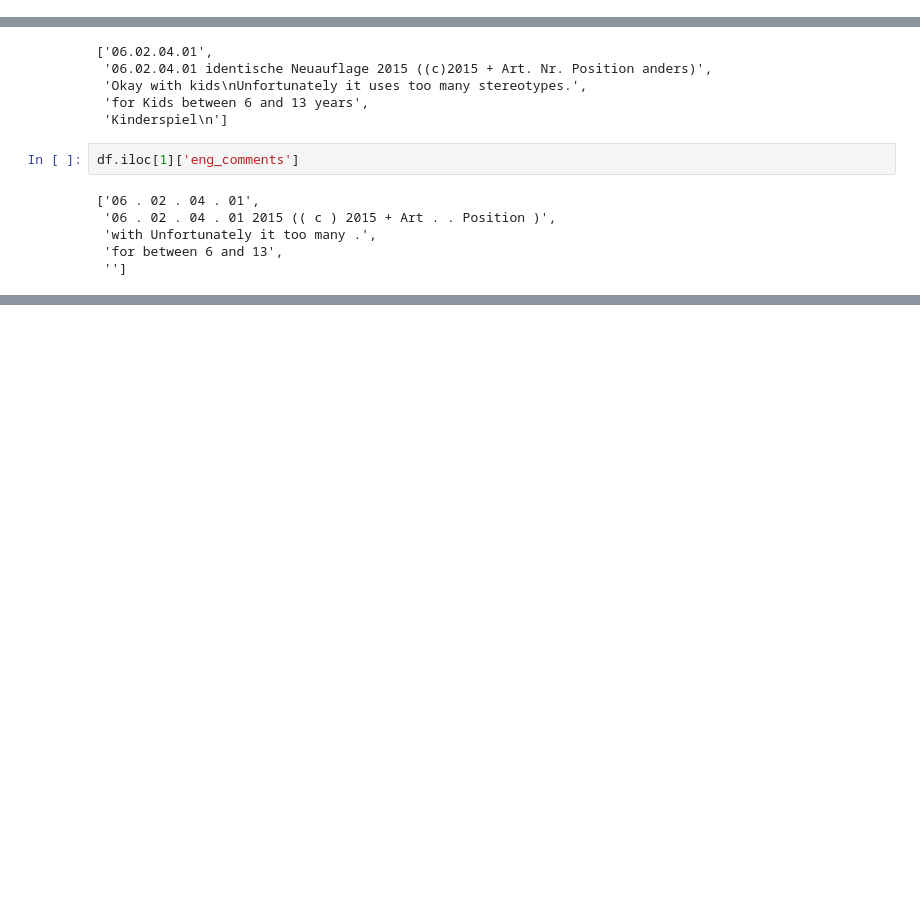
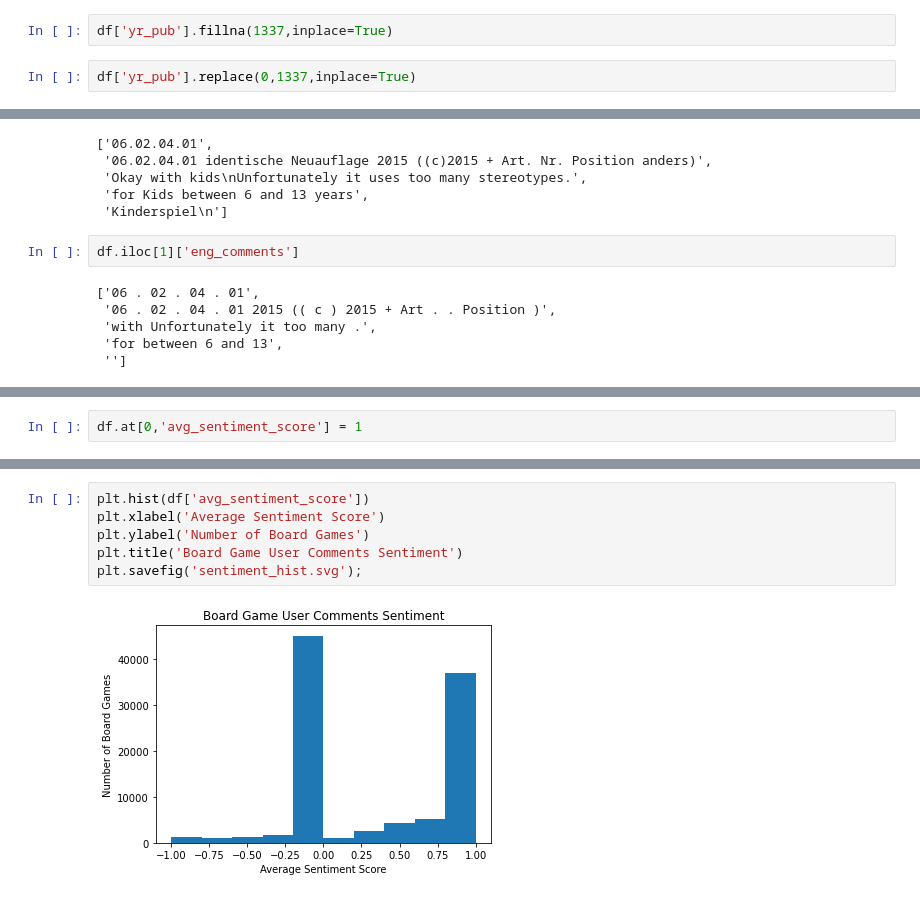
Before and after one commit to cttlc2u/proj5_boardgamerec, a Jupyter notebook: Cleaning.ipynb, the cells around one changed output, grey strips where cells are left out. Cells and saved outputs as stored; diff of their text form; blank space fills up the shorter version.

```diff
--- a/Cleaning.ipynb
+++ b/Cleaning.ipynb
@@ -88,0 +96,4 @@ df[df['yr_pub']<=1980]
+# %%
+df['yr_pub'].fillna(1337,inplace=True)
+# %%
+df['yr_pub'].replace(0,1337,inplace=True)
@@ -349,0 +551,2 @@ df.iloc[1]['eng_comments']
+# %%
+df.at[0,'avg_sentiment_score'] = 1
@@ -349,0 +635,8 @@ df.iloc[1]['eng_comments']
+# %%
+plt.hist(df['avg_sentiment_score'])
+plt.xlabel('Average Sentiment Score')
+plt.ylabel('Number of Board Games')
+plt.title('Board Game User Comments Sentiment')
+plt.savefig('sentiment_hist.svg');
+# %% [output]
+[figure, added]
```
Also changed, not shown: parts of 73 cells of this notebook, 2 other files.
